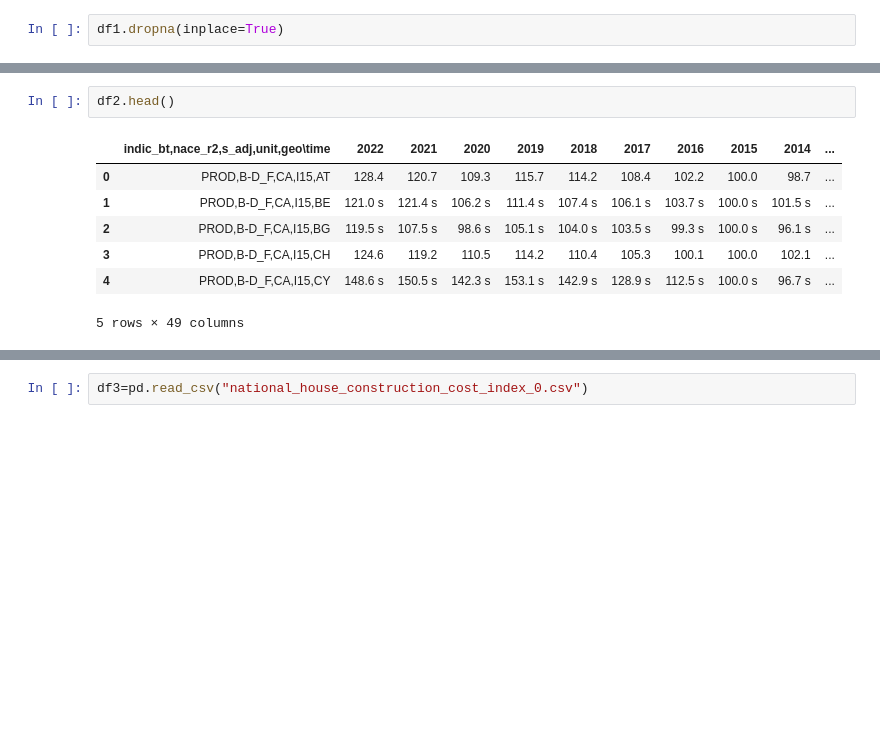
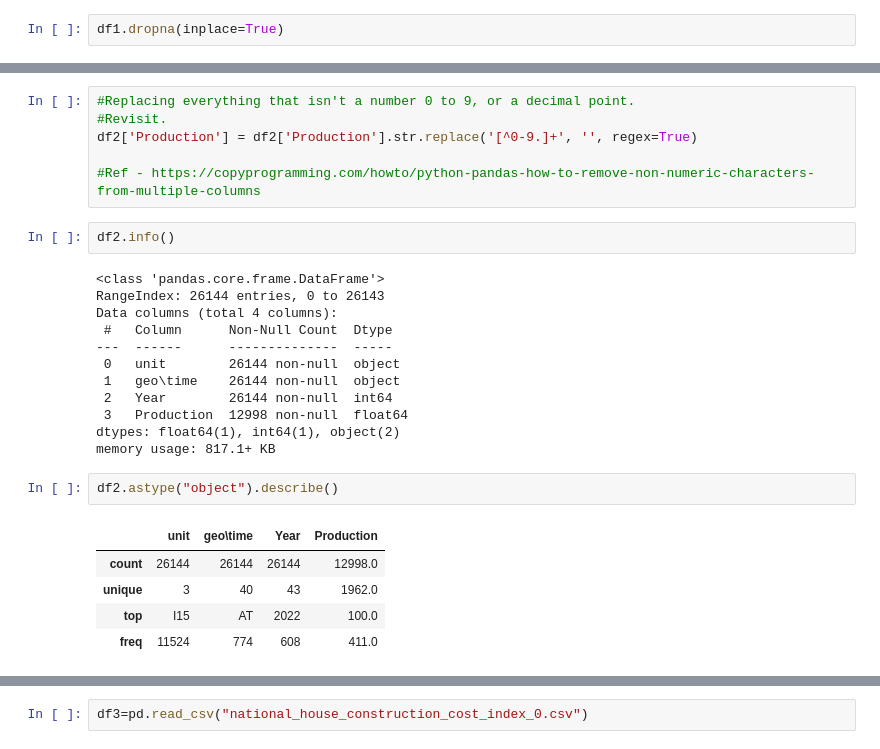
Before and after one commit to rachelhurleycct/CA2, a Jupyter notebook: CA2.ipynb, the cells around one changed output, grey strips where cells are left out. Saved outputs shown, nothing was run; the diff lists cells and outputs as text; blank space fills up the shorter version.

Commit message:
Further data cleaning

```diff
--- a/CA2.ipynb
+++ b/CA2.ipynb
@@ -114,10 +113,28 @@ df2_transposed = df2.set_index('indic_bt,nace_r2,s_adj,unit,geo\\time').T
+# %%
+#Replacing everything that isn't a number 0 to 9, or a decimal point.
+#Revisit.
+df2['Production'] = df2['Production'].str.replace('[^0-9.]+', '', regex=True)
+
+#Ref - https://copyprogramming.com/howto/python-pandas-how-to-remove-non-numeric-characters-from-multiple-columns
 # %%
-df2.head()
+df2.info()
 # %% [output]
-|  | indic_bt,nace_r2,s_adj,unit,geo\time | 2022 | 2021 | 2020 | 2019 | 2018 | 2017 | 2016 | 2015 | 2014 | ... |
-| 0 | PROD,B-D_F,CA,I15,AT | 128.4 | 120.7 | 109.3 | 115.7 | 114.2 | 108.4 | 102.2 | 100.0 | 98.7 | ... |
-| 1 | PROD,B-D_F,CA,I15,BE | 121.0 s | 121.4 s | 106.2 s | 111.4 s | 107.4 s | 106.1 s | 103.7 s | 100.0 s | 101.5 s | ... |
-| 2 | PROD,B-D_F,CA,I15,BG | 119.5 s | 107.5 s | 98.6 s | 105.1 s | 104.0 s | 103.5 s | 99.3 s | 100.0 s | 96.1 s | ... |
-| 3 | PROD,B-D_F,CA,I15,CH | 124.6 | 119.2 | 110.5 | 114.2 | 110.4 | 105.3 | 100.1 | 100.0 | 102.1 | ... |
-| 4 | PROD,B-D_F,CA,I15,CY | 148.6 s | 150.5 s | 142.3 s | 153.1 s | 142.9 s | 128.9 s | 112.5 s | 100.0 s | 96.7 s | ... |
-5 rows × 49 columns
+<class 'pandas.core.frame.DataFrame'>
+RangeIndex: 26144 entries, 0 to 26143
+Data columns (total 4 columns):
+ #   Column      Non-Null Count  Dtype
+---  ------      --------------  -----
+ 0   unit        26144 non-null  object
+ 1   geo\time    26144 non-null  object
+ 2   Year        26144 non-null  int64
+ 3   Production  12998 non-null  float64
+dtypes: float64(1), int64(1), object(2)
+memory usage: 817.1+ KB
+# %%
+df2.astype("object").describe()
+# %% [output]
+|  | unit | geo\time | Year | Production |
+| count | 26144 | 26144 | 26144 | 12998.0 |
+| unique | 3 | 40 | 43 | 1962.0 |
+| top | I15 | AT | 2022 | 100.0 |
+| freq | 11524 | 774 | 608 | 411.0 |
```
Also changed, not shown: parts of 21 cells of this notebook.
